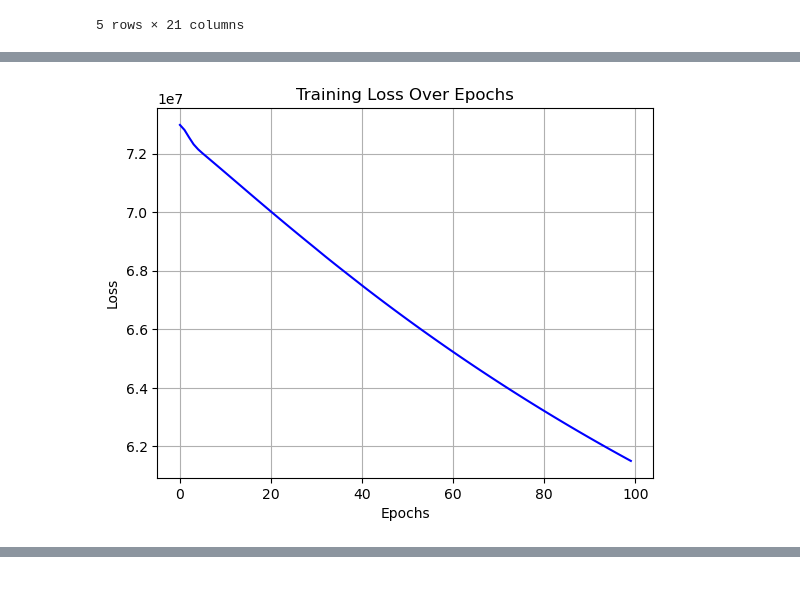
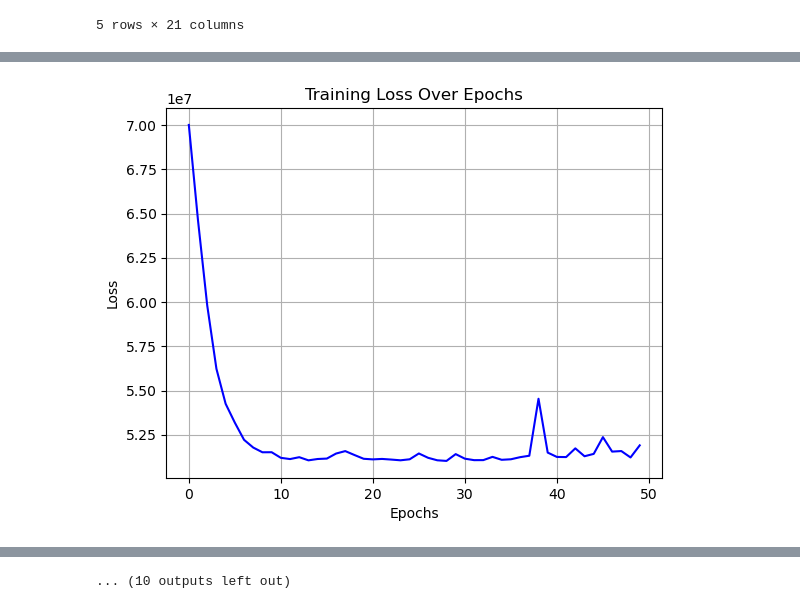
Before and after one commit to jiarui0000/COMS6998, a Jupyter notebook: sentiment_analysis/lstm_estimation.ipynb, the cells around one changed output, grey strips where cells are left out. Saved outputs shown, nothing was run; the diff lists cells and outputs as text; code cells hidden in the pictures.

Commit message:
combined training

```diff
--- a/sentiment_analysis/lstm_estimation.ipynb
+++ b/sentiment_analysis/lstm_estimation.ipynb
@@ -57,7 +57,7 @@ for company in ['AAPL', 'AMD', 'AMZN', 'ASML','CSCO', 'GOOGL', 'INTC', 'MSFT', '
     previous_indices = indices_of_interest - 1
     previous_indices = previous_indices[previous_indices >= 0]
     df_previous = df_result.iloc[previous_indices].copy().reset_index(drop=True)
-    df_previous = df_previous.rename(columns={col: 'prev_' + col for col in df_previous.columns})
+    df_previous = df_previous.rename(columns={col: 'prev_' + col for col in df_previous.columns})[['prev_High','prev_Low','prev_Close']]
     df_previous['Date'] = df_result.iloc[indices_of_interest].reset_index(drop=True)['Date']
 
     df_combined = pd.merge(df_combined, df_previous, how="left", on=["Date"])
@@ -145,7 +145,7 @@ def train_each_model(loader, model, optimizer, criterion, epochs):
 
                 total_loss += loss.item()
 
-        l_loss.append(total_loss.item())
+        l_loss.append(total_loss)
         if (epoch+1) %(epochs//10) == 0:
             print(f'Epoch {epoch+1}, Average Loss: {total_loss / len(loader)}')
 
@@ -195,8 +195,8 @@ def train_whole_model(loader, model, optimizer, criterion, epochs):
     plt.show()
 # %%
 criterion = nn.MSELoss()
-# optimizer = torch.optim.Adam(lstm_model.parameters(), lr=1e-2)
-# train_each_model(train_loader, lstm_model, optimizer, criterion, epochs=100)
+optimizer = torch.optim.Adam(lstm_model.parameters(), lr=1e-2)
+train_each_model(train_loader, lstm_model, optimizer, criterion, epochs=50)
 optimizer = torch.optim.Adam(lstm_model.parameters(), lr=1e-2)
 train_whole_model(train_loader, lstm_model, optimizer, criterion, epochs=100)
 # %% [output]
@@ -213 +213 @@ Epoch 100, Average Loss: 8786103.0
-[figure, old version]
+[figure, new version]
@@ -214,2 +215,3 @@ Epoch 100, Average Loss: 8786103.0
+... (10 outputs left out)
 # %%
 criterion = nn.MSELoss()
```
Also changed, not shown: parts of 4 cells of this notebook.
